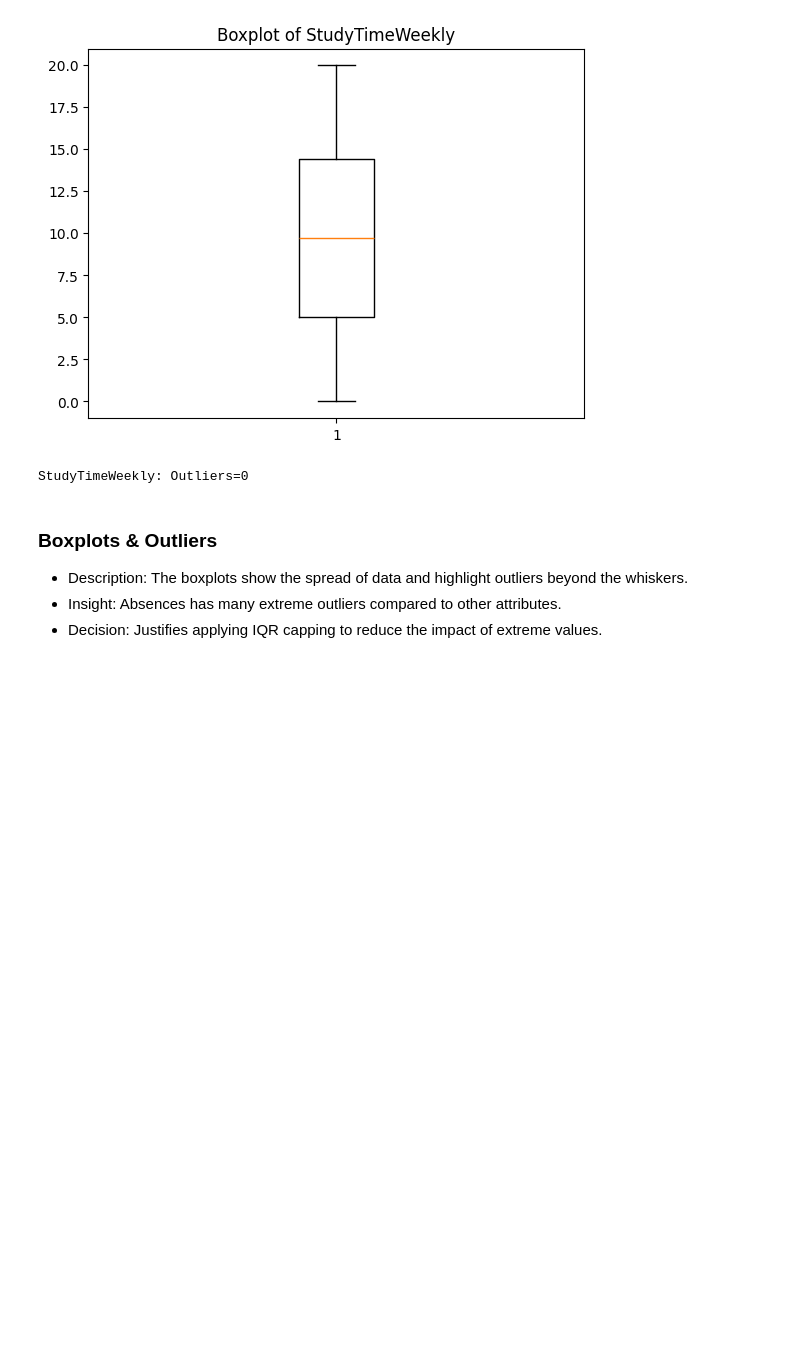
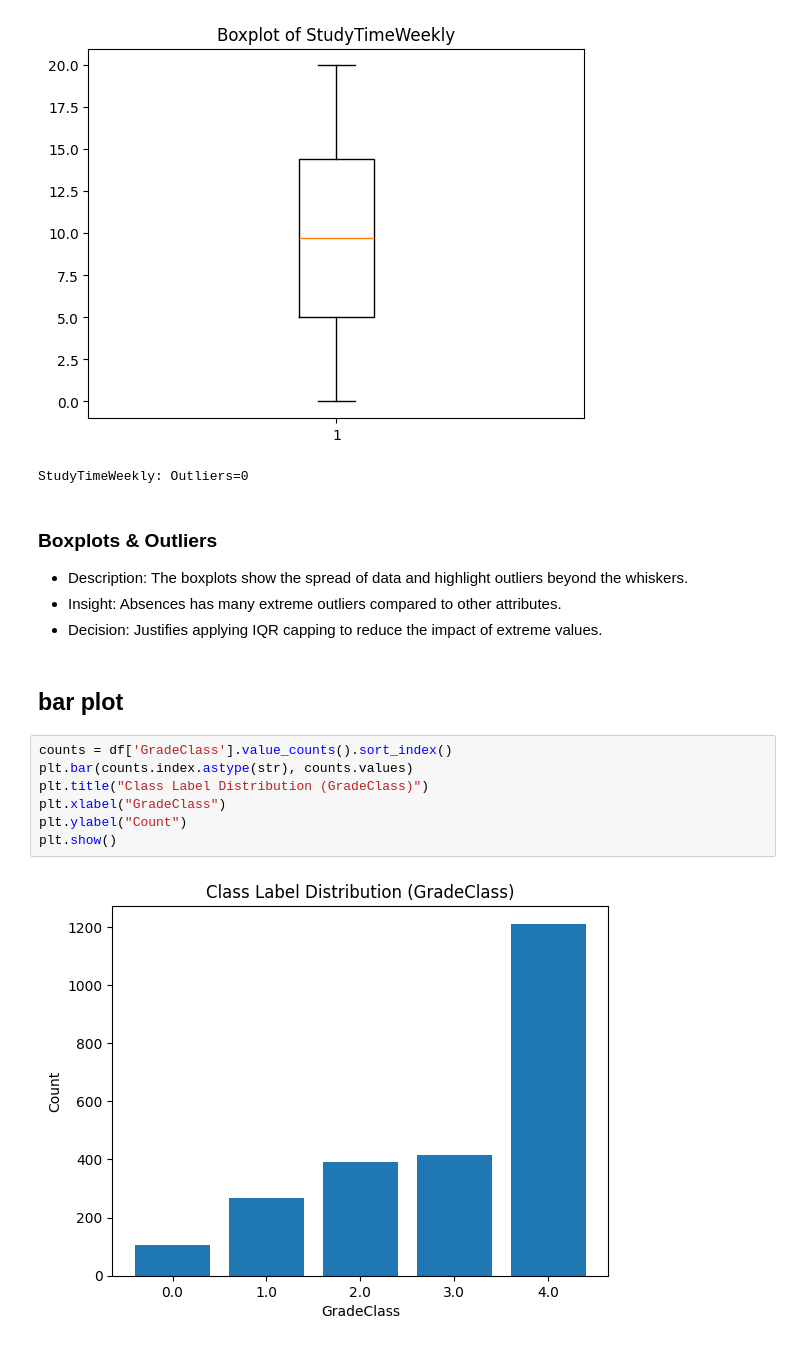
Before and after one commit to lujainAziz/LujainAlmajyul-it326, a Jupyter notebook: phase2.ipynb, the cells around one changed output. Drawn from its saved outputs; the diff is of its cells as text; blank space fills up the shorter version.

```diff
--- a/phase2.ipynb
+++ b/phase2.ipynb
@@ -109,3 +109,15 @@ StudyTimeWeekly: Outliers=0
 - Description: The boxplots show the spread of data and highlight outliers beyond the whiskers.
 - Insight: Absences has many extreme outliers compared to other attributes.
 - Decision: Justifies applying IQR capping to reduce the impact of extreme values.
+# %% [markdown]
+
+## bar plot
+# %%
+counts = df['GradeClass'].value_counts().sort_index()
+plt.bar(counts.index.astype(str), counts.values)
+plt.title("Class Label Distribution (GradeClass)")
+plt.xlabel("GradeClass")
+plt.ylabel("Count")
+plt.show()
+# %% [output]
+[figure, added]
```
Also changed, not shown: parts of 4 cells of this notebook.
